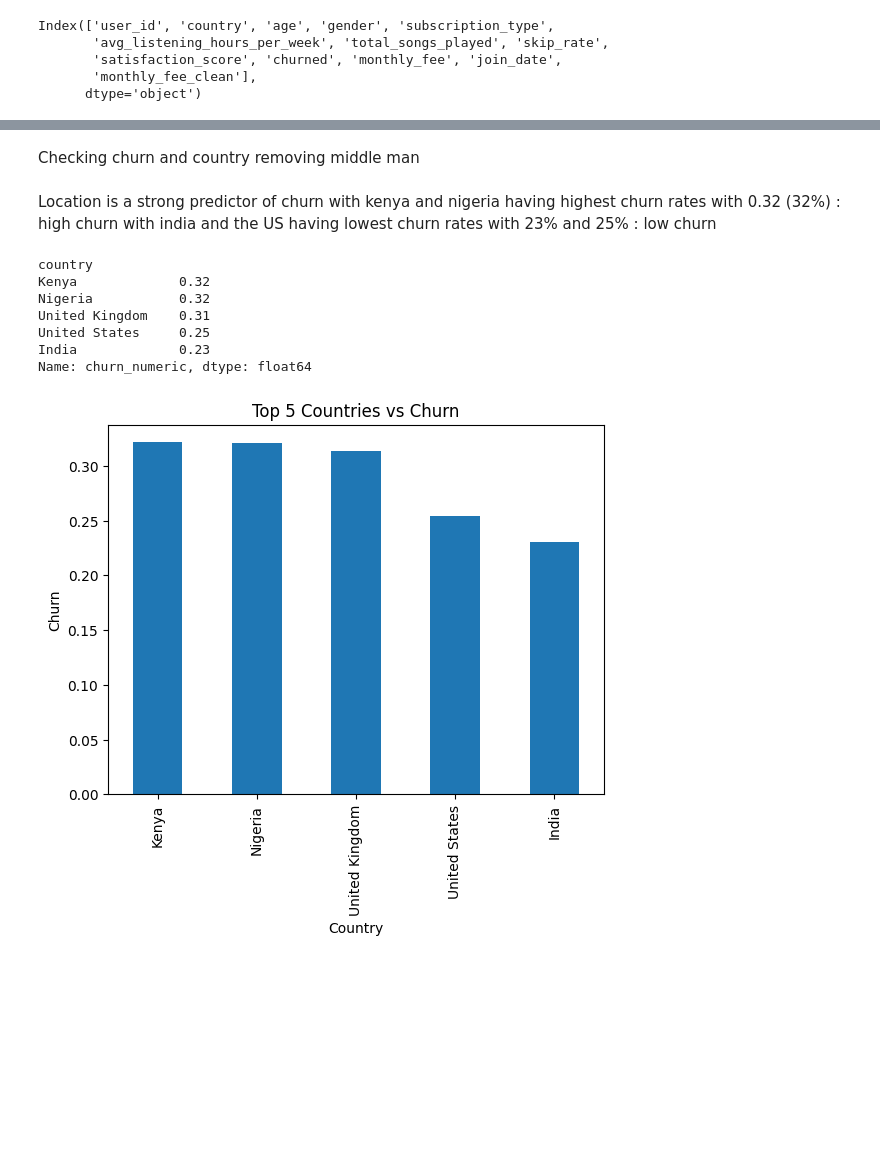
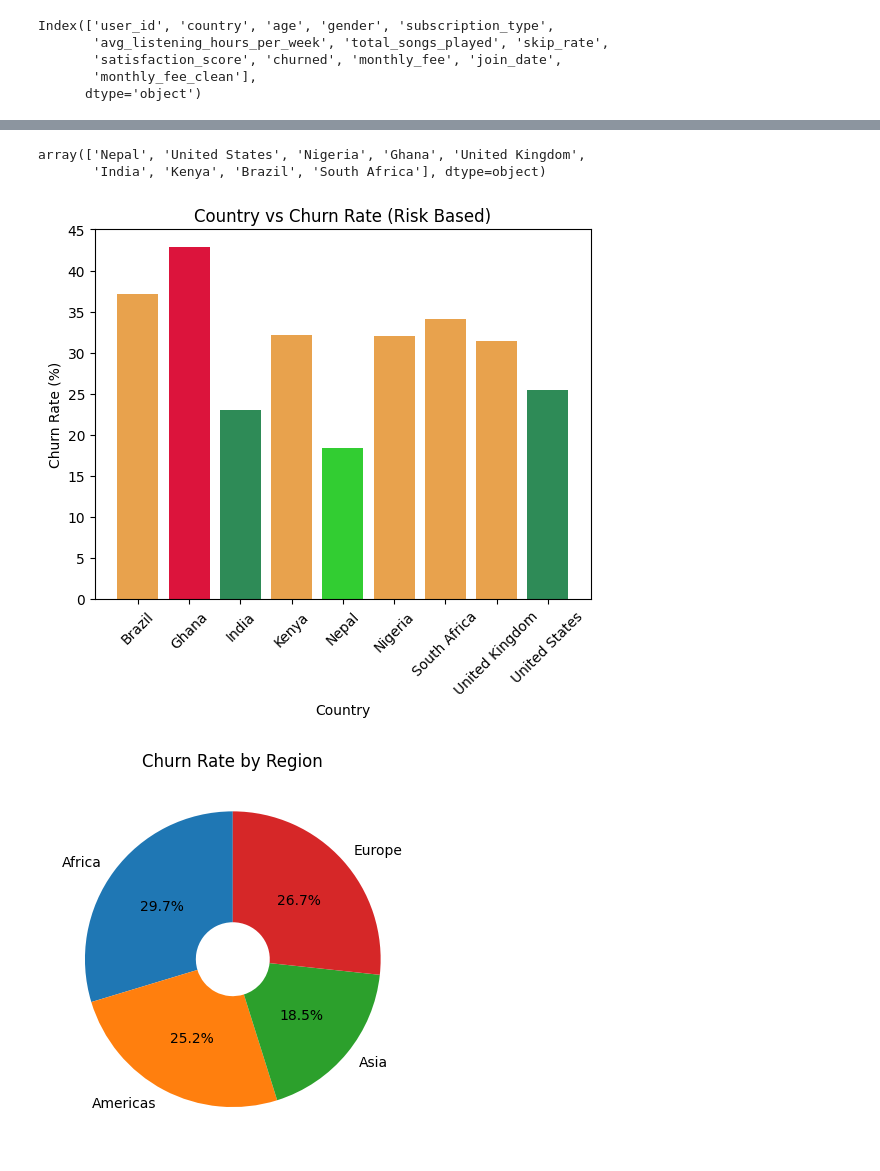
Before and after one commit to PrajwolKhadka/DataSprint, a Jupyter notebook: datawave_analysis.ipynb, the cells around one changed output, grey strips where cells are left out. Saved outputs shown, nothing was run; the diff lists cells and outputs as text; code cells hidden in the pictures; blank space fills up the shorter version.

```diff
--- a/datawave_analysis.ipynb
+++ b/datawave_analysis.ipynb
@@ -333,27 +218,49 @@ plt.show()
-# %% [markdown]
-Checking churn and country removing middle man
-# %% [markdown]
-Location is a strong predictor of churn
-with kenya and nigeria having highest churn rates with 0.32 (32%) : high churn
-with india and the US having lowest churn rates with 23% and 25% : low churn
-# %%
-churn_rate = df[df["country"].isin(top_countries.index)].groupby("country")["churn_numeric"].mean().sort_values(ascending=False)
-
-churn_rate.round(2)
-# %% [output]
-country
-Kenya             0.32
-Nigeria           0.32
-United Kingdom    0.31
-United States     0.25
-India             0.23
-Name: churn_numeric, dtype: float64
-# %%
-churn_rate.plot(kind="bar")
-
-plt.title("Top 5 Countries vs Churn")
-plt.ylabel("Churn")
-plt.xlabel("Country")
-plt.show()
-# %% [output]
-[figure, removed]
+# %%
+df['country'].unique()
+# %% [output]
+array(['Nepal', 'United States', 'Nigeria', 'Ghana', 'United Kingdom',
+       'India', 'Kenya', 'Brazil', 'South Africa'], dtype=object)
+# %%
+churn_rate = df.groupby("country")["churned"].mean() * 100
+
+def risk_color(rate):
+    if rate >= 40:
+        return "#DC143C"
+    elif rate >= 30:
+        return "#E8A24D"
+    elif rate >=20:
+        return "#2E8B57"
+    else:
+        return "#32CD32"
+
+# Apply color for each country
+colors = [risk_color(rate) for rate in churn_rate.values]
+
+# Plot
+plt.figure()
+plt.bar(churn_rate.index, churn_rate.values, color=colors)
+plt.xticks(rotation=45)
+plt.xlabel("Country")
+plt.ylabel("Churn Rate (%)")
+plt.title("Country vs Churn Rate (Risk Based)")
+plt.show()
+# %% [output]
+[figure, added]
+# %%
+region_churn = df.groupby('region')['churned'].mean() * 100
+
+fig, ax = plt.subplots()
+
+wedges, texts, autotexts = ax.pie(
+    region_churn,
+    labels=region_churn.index,
+    autopct='%1.1f%%',
+    startangle=90,
+    wedgeprops={'width':0.75}
+)
+
+plt.title("Churn Rate by Region")
+
+plt.show()
+# %% [output]
+[figure, added]
```
Also changed, not shown: parts of 45 cells of this notebook, 6 other files.
